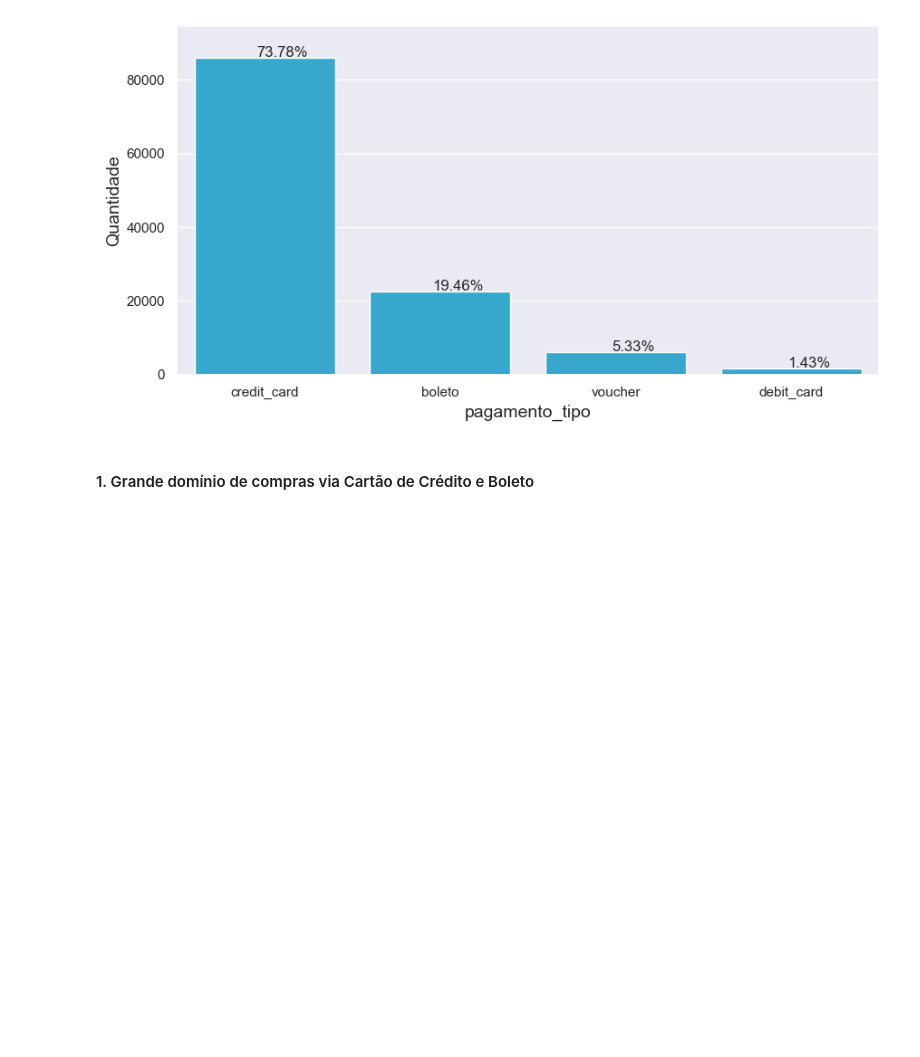
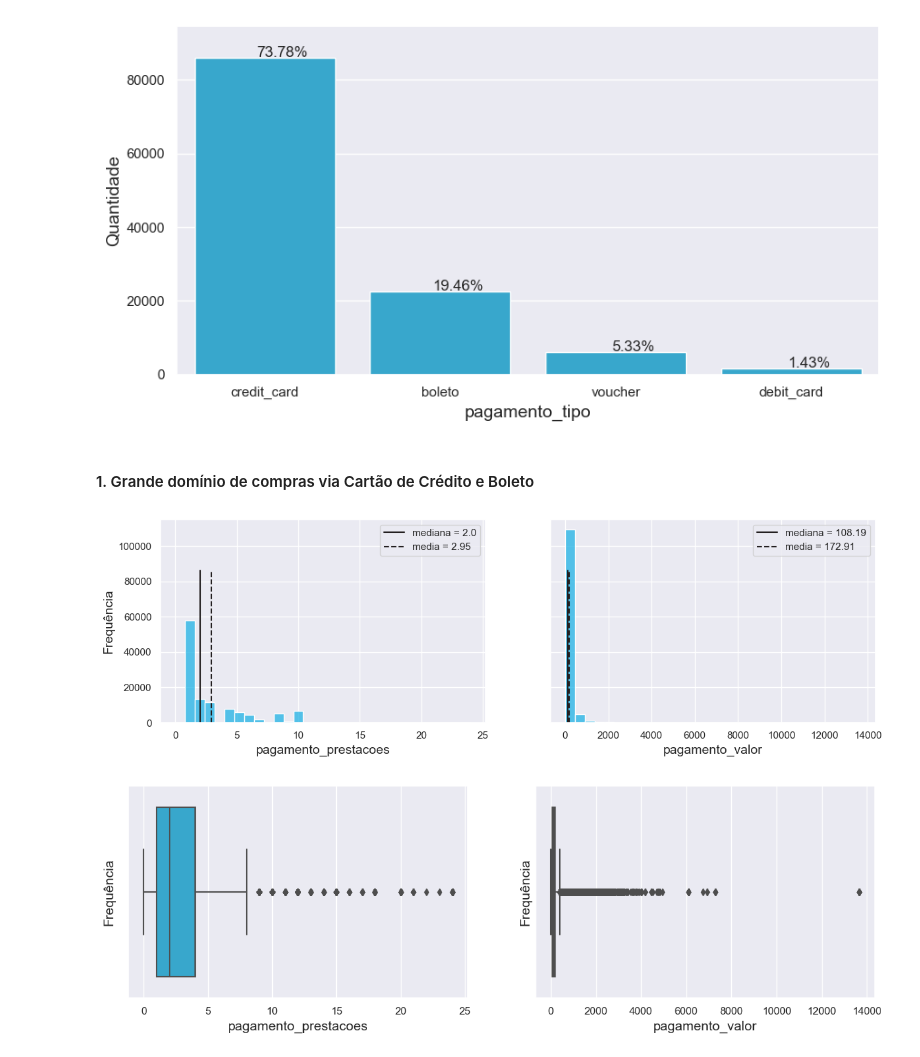
Before and after one commit to leonardovargas10/Modelo_Segmentacao_Clientes, a Jupyter notebook: segmentacao_clientes_marketing.ipynb, the cells around one changed output. Saved outputs shown, nothing was run; the diff lists cells and outputs as text; code cells hidden in the pictures; blank space fills up the shorter version.

```diff
--- a/segmentacao_clientes_marketing.ipynb
+++ b/segmentacao_clientes_marketing.ipynb
@@ -413,3 +552,9 @@ plota_barras(['pagamento_tipo'], False, df_raw, 1, 1)
 [figure]
 # %% [markdown]
 #### 1. Grande domínio de compras via Cartão de Crédito e Boleto
+# %%
+plota_histograma(['pagamento_prestacoes', 'pagamento_valor'], df_raw, 1, 2)
+plota_boxplot(['pagamento_prestacoes', 'pagamento_valor'], df_raw, 1, 2)
+# %% [output]
+[figure, added]
+[figure, added]
```
Also changed, not shown: parts of 28 cells of this notebook.
